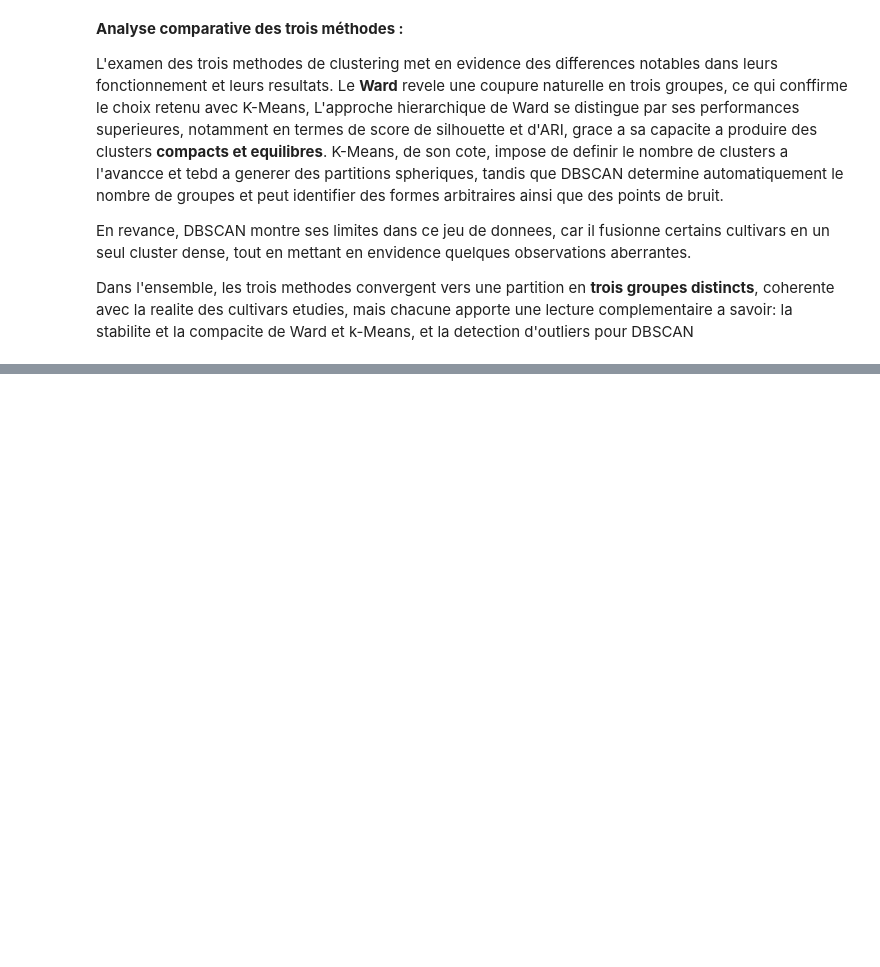
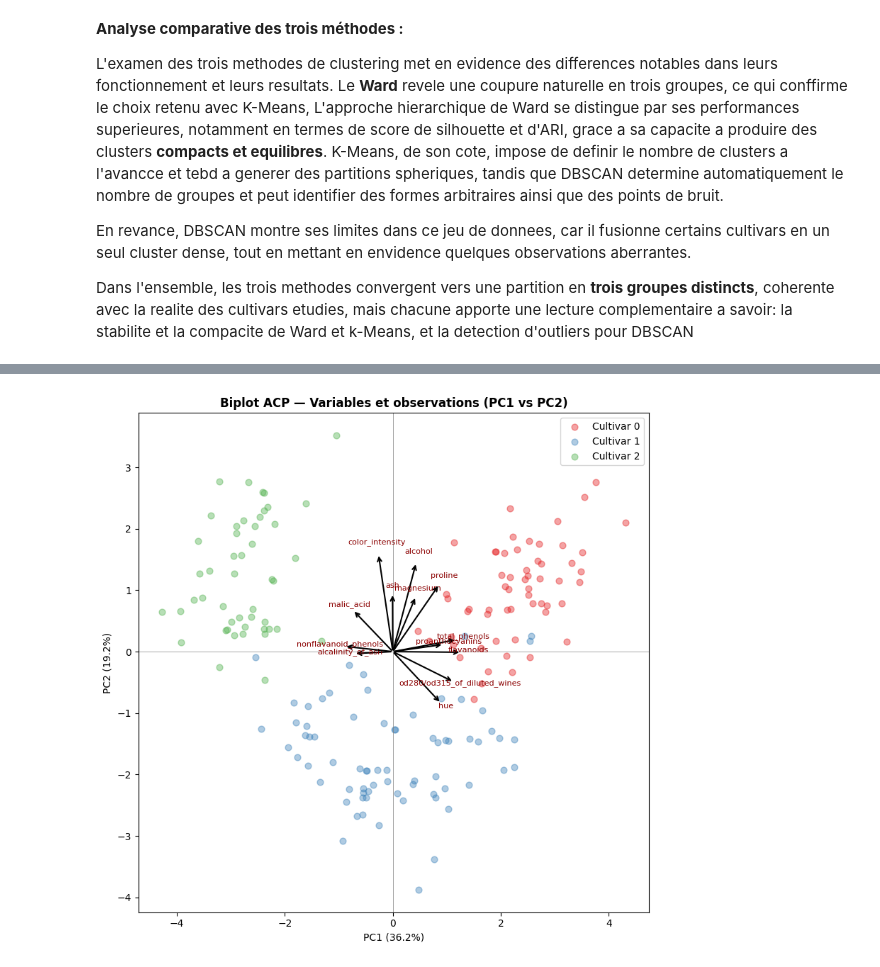
Before and after one commit to Poincare008/Wine-Exploratory-Study, a Jupyter notebook: Etude_Wine_Dataset.ipynb, the cells around one changed output, grey strips where cells are left out. Saved outputs shown, nothing was run; the diff lists cells and outputs as text; code cells hidden in the pictures; blank space fills up the shorter version.

```diff
--- a/partie1_JP.ipynb
+++ b/Etude_Wine_Dataset.ipynb
@@ -487,0 +564,33 @@ Dans l'ensemble, les trois methodes convergent vers une partition en **trois gro
+# %%
+# --- Contributions des variables aux 2 premières composantes (Biplot simplifié) ---
+pca_2d_model = PCA(n_components=2, random_state=42)
+pca_2d_model.fit(X_scaled)
+components = pca_2d_model.components_  # shape (2, 13)
+
+fig, ax = plt.subplots(figsize=(8, 8))
+
+# Points (observations)
+for c in range(3):
+    mask = df['target'] == c
+    ax.scatter(X_pca2[mask, 0], X_pca2[mask, 1], c=colors_target[c],
+               alpha=0.4, s=40, label=labels_target[c])
+
+# Vecteurs variables
+scale = 3.0
+for i, feat in enumerate(features):
+    ax.annotate('', xy=(components[0, i]*scale, components[1, i]*scale),
+                xytext=(0, 0),
+                arrowprops=dict(arrowstyle='->', color='black', lw=1.5))
+    ax.text(components[0, i]*scale*1.1, components[1, i]*scale*1.1,
+            feat, fontsize=8, ha='center', color='darkred')
+
+ax.set_title("Biplot ACP — Variables et observations (PC1 vs PC2)", fontweight='bold')
+ax.set_xlabel(f"PC1 ({variance_ratio[0]*100:.1f}%)")
+ax.set_ylabel(f"PC2 ({variance_ratio[1]*100:.1f}%)")
+ax.axhline(0, color='gray', linewidth=0.5)
+ax.axvline(0, color='gray', linewidth=0.5)
+ax.legend()
+plt.tight_layout()
+plt.show()
+# %% [output]
+[figure, added]
```
Also changed, not shown: parts of 10 cells of this notebook, 1 other file.
